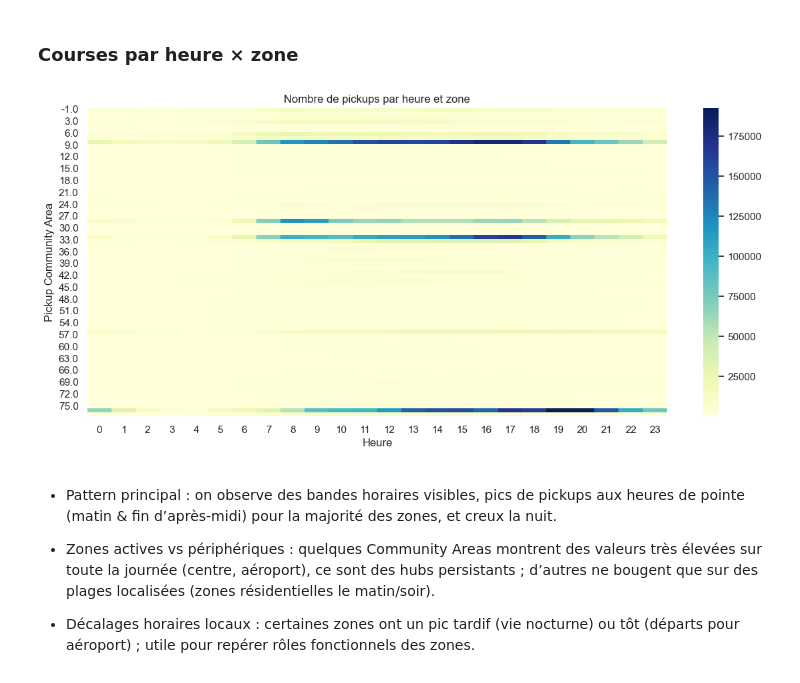
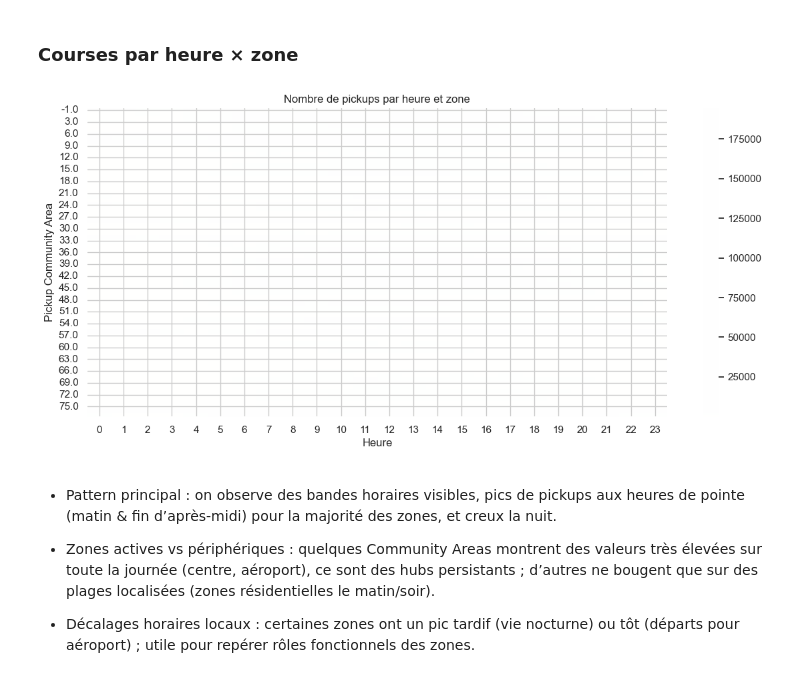
Before and after one commit to jbcheze/Predicting_Airline_Ticket_Prices, a Jupyter notebook: notebook/JB_Taxi_suite.ipynb, the cells around one changed output. Drawn from its saved outputs; the diff is of its cells as text; code cells hidden in the pictures.

```diff
--- a/notebook/JB_Taxi_suite.ipynb
+++ b/notebook/JB_Taxi_suite.ipynb
@@ -1588,15 +1598,15 @@ On constate que les zones plus frequentes sont les zones de 10 a 50 pour le depa
 # %%
 # Grouper par heure et zone
 hourly_pickups = df.groupby(['start_hour', 'Pickup Community Area']).size().unstack(fill_value=0)
 
 plt.figure(figsize=(14,6))
-sns.heatmap(hourly_pickups.T, cmap='YlGnBu')
+sns.heatmap(hourly_pickups.T, cmap='YlGnBu', alpha=0.005)
 plt.title("Nombre de pickups par heure et zone")
 plt.xlabel("Heure")
 plt.ylabel("Pickup Community Area")
 plt.show()
 # %% [output]
-[figure, old version]
+[figure, new version]
 # %% [markdown]
 - Pattern principal : on observe des bandes horaires visibles, pics de pickups aux heures de pointe (matin & fin d’après‑midi) pour la majorité des zones, et creux la nuit.
 
```
Also changed, not shown: parts of 35 cells of this notebook, 6 other files.
